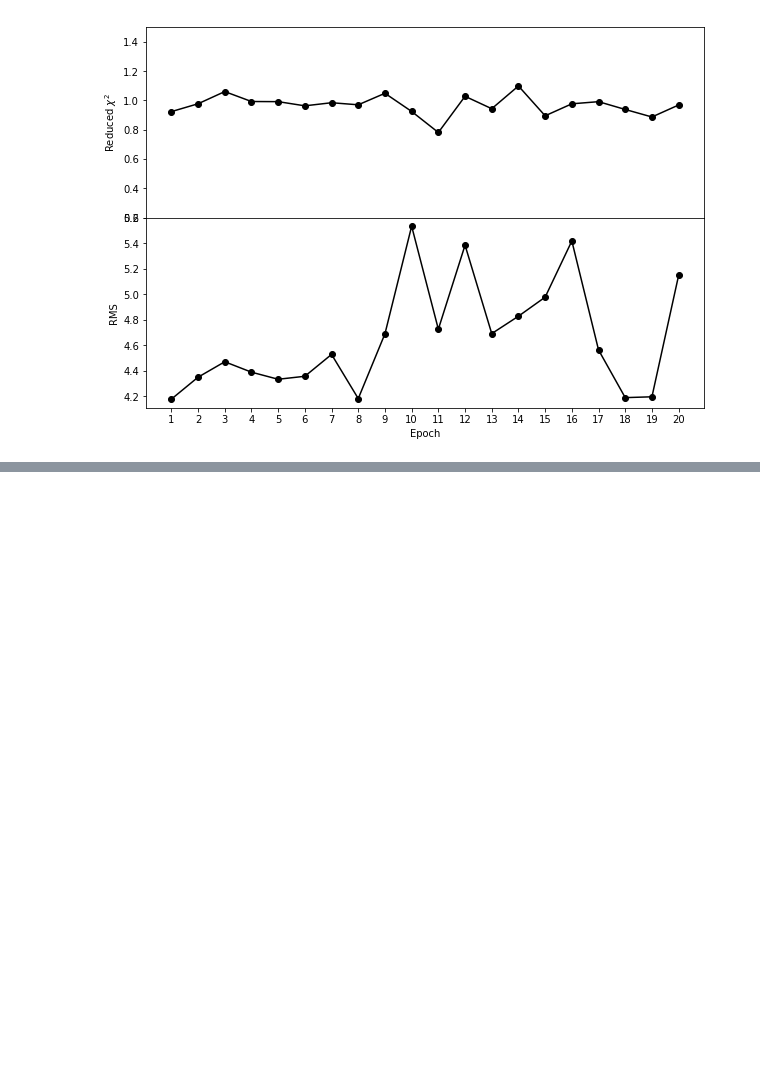
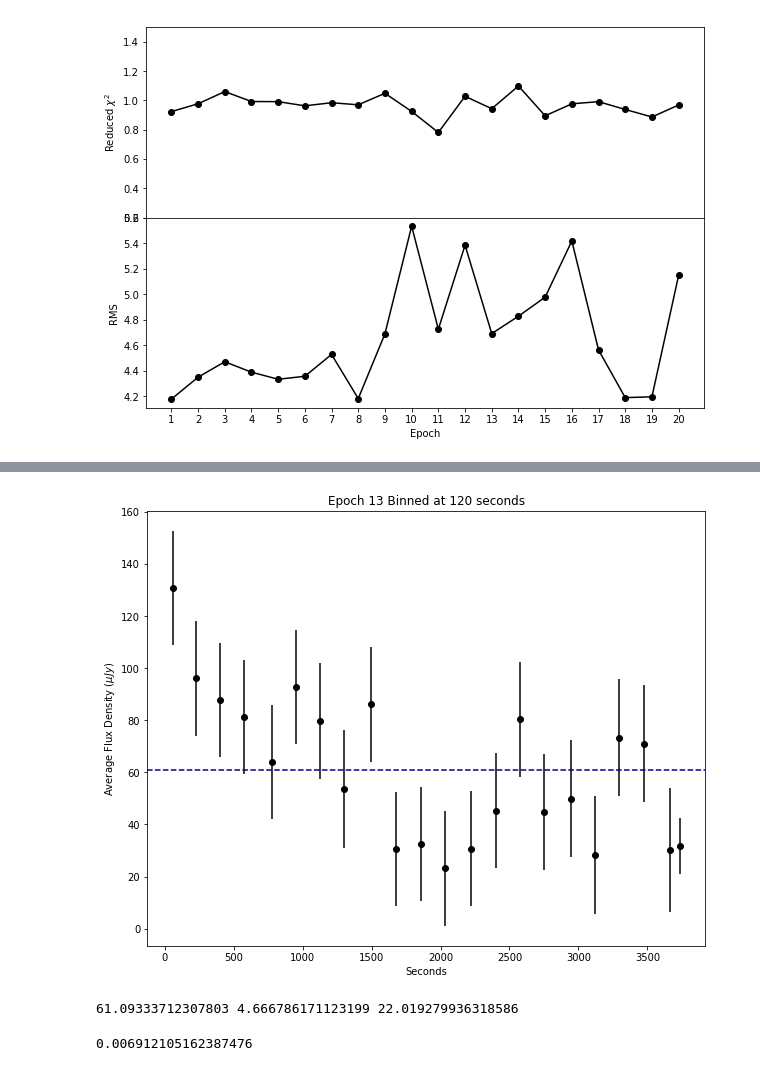
Before and after one commit to rvanlinge/radio_project, a Jupyter notebook: Statistical testing.ipynb, the cells around one changed output, grey strips where cells are left out. Saved outputs shown, nothing was run; the diff lists cells and outputs as text; code cells hidden in the pictures; blank space fills up the shorter version.

```diff
--- a/Statistical testing.ipynb
+++ b/Statistical testing.ipynb
@@ -179,0 +461,29 @@ dt
+# %%
+'''
+Creating a gaussian curve and seeing the probability of getting our data is
+'''
+
+e13 = x[0]
+e13 = binning(e13,120)
+
+mean = e13['re'].mean()
+std = np.sqrt(np.sum(e13['ure']**2))/e13.shape[0]
+
+plt.figure(figsize=(10,8))
+plt.errorbar(e13['secs'],e13['re'],yerr=e13['ure'],fmt='o',color='k',linestyle='None')
+plt.axhline(y=e13['re'].mean(),color='darkblue',linestyle='dashed')
+plt.title('Epoch 13 Binned at 120 seconds')
+plt.xlabel('Seconds')
+plt.ylabel('Average Flux Density ($\mu Jy$)')
+plt.show()
+
+print(mean,std,e13['ure'][5])
+# %% [output]
+[figure, added]
+61.09333712307803 4.666786171123199 22.019279936318586
+# %%
+import scipy.stats
+
+scipy.stats.norm(loc=mean,scale=std).pdf(e13['re'][9])
+# %% [output]
+0.006912105162387476
```
Also changed, not shown: parts of 7 cells of this notebook, 7 other files.
